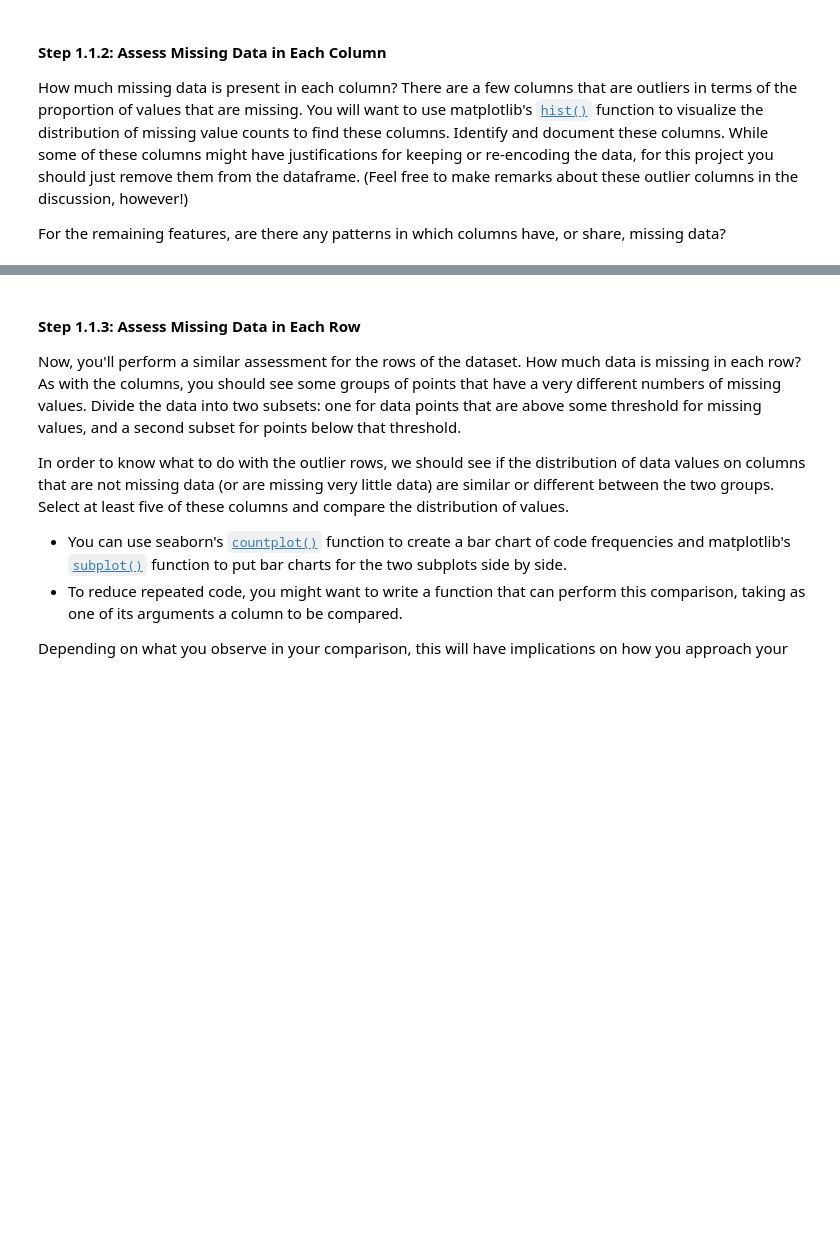
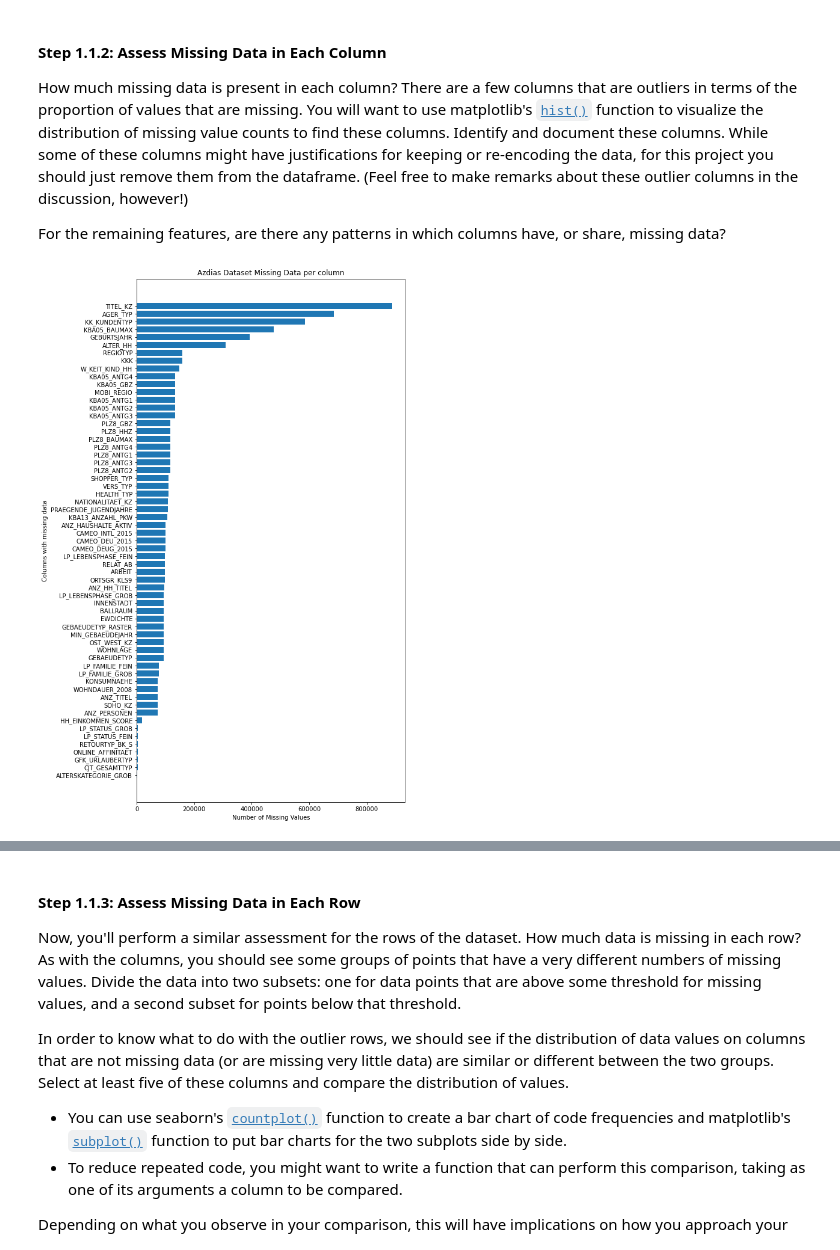
Before and after one commit to DanielPFlorian/Identify-Customer-Segments, a Jupyter notebook: Identify_Customer_Segments.ipynb, the cells around one changed output, grey strips where cells are left out. Drawn from its saved outputs; the diff is of its cells as text; code cells hidden in the pictures; blank space fills up the shorter version.

Commit message:
Plot missing values per column and remove outliers

```diff
--- a/Identify_Customer_Segments.ipynb
+++ b/Identify_Customer_Segments.ipynb
@@ -234,0 +230,18 @@ For the remaining features, are there any patterns in which columns have, or sha
+# %%
+# Perform an assessment of how much missing data there is in each column of the
+# dataset.
+nans = azdias.columns[azdias.isna().any()].tolist()
+azdias_nans = azdias.loc[:, nans]
+
+azdias_nans_idx = azdias_nans.isna().sum().sort_values(ascending=True).index
+azdias_nans_sorted = azdias_nans[azdias_nans_idx]
+
+plt.figure(figsize=[8, 16])
+plt.barh(azdias_nans_sorted.columns, azdias_nans_sorted.isna().sum())
+plt.xlabel('Number of Missing Values')
+plt.ylabel('Columns with missing data')
+plt.title('Azdias Dataset Missing Data per column')
+plt.tight_layout = True
+plt.show()
+# %% [output]
+[figure, added]
```
Also changed, not shown: parts of 6 cells of this notebook.
